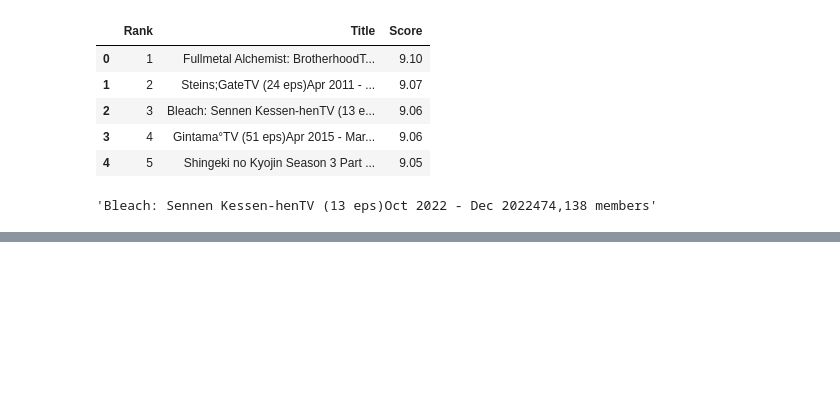
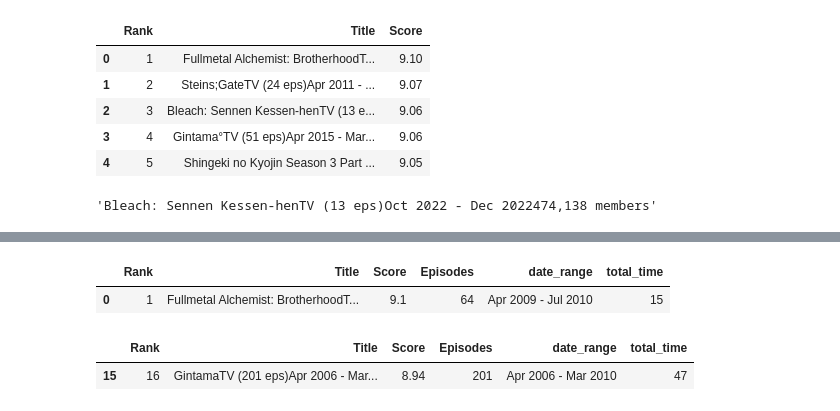
Before and after one commit to udita1294/Pandas, a Jupyter notebook: FeatureExtraction.ipynb, the cells around one changed output, grey strips where cells are left out. Saved outputs shown, nothing was run; the diff lists cells and outputs as text; code cells hidden in the pictures; blank space fills up the shorter version.

```diff
--- a/FeatureExtraction.ipynb
+++ b/FeatureExtraction.ipynb
@@ -116,0 +88,2 @@ df
+# %%
+df["date_range"] = df["Title"].str.extract(r'([A-Za-z]{3}\s\d{4}\s*-\s*[A-Za-z]{3}\s\d{4})')
@@ -116,0 +99,12 @@ df
+# %%
+start_end = df["date_range"].str.extract(r'([A-Za-z]{3}\s\d{4})\s*-\s*([A-Za-z]{3}\s\d{4})')
+
+# Convert to datetime
+start = pd.to_datetime(start_end[0], format="%b %Y", errors="coerce")
+end   = pd.to_datetime(start_end[1], format="%b %Y", errors="coerce")
+
+# Compute total months
+df["total_time"] = [
+    relativedelta(e, s).months + relativedelta(e, s).years * 12 if pd.notnull(s) and pd.notnull(e) else None
+    for s, e in zip(start, end)
+]
@@ -116,0 +131,10 @@ df
+# %%
+df[df['Score']==df['Score'].max()]
+# %% [output]
+|  | Rank | Title | Score | Episodes | date_range | total_time |
+| 0 | 1 | Fullmetal Alchemist: BrotherhoodT... | 9.1 | 64 | Apr 2009 - Jul 2010 | 15 |
+# %%
+df[df['Episodes'] == df['Episodes'].max()]
+# %% [output]
+|  | Rank | Title | Score | Episodes | date_range | total_time |
+| 15 | 16 | GintamaTV (201 eps)Apr 2006 - Mar... | 8.94 | 201 | Apr 2006 - Mar 2010 | 47 |
```
Also changed, not shown: parts of 6 cells of this notebook.
